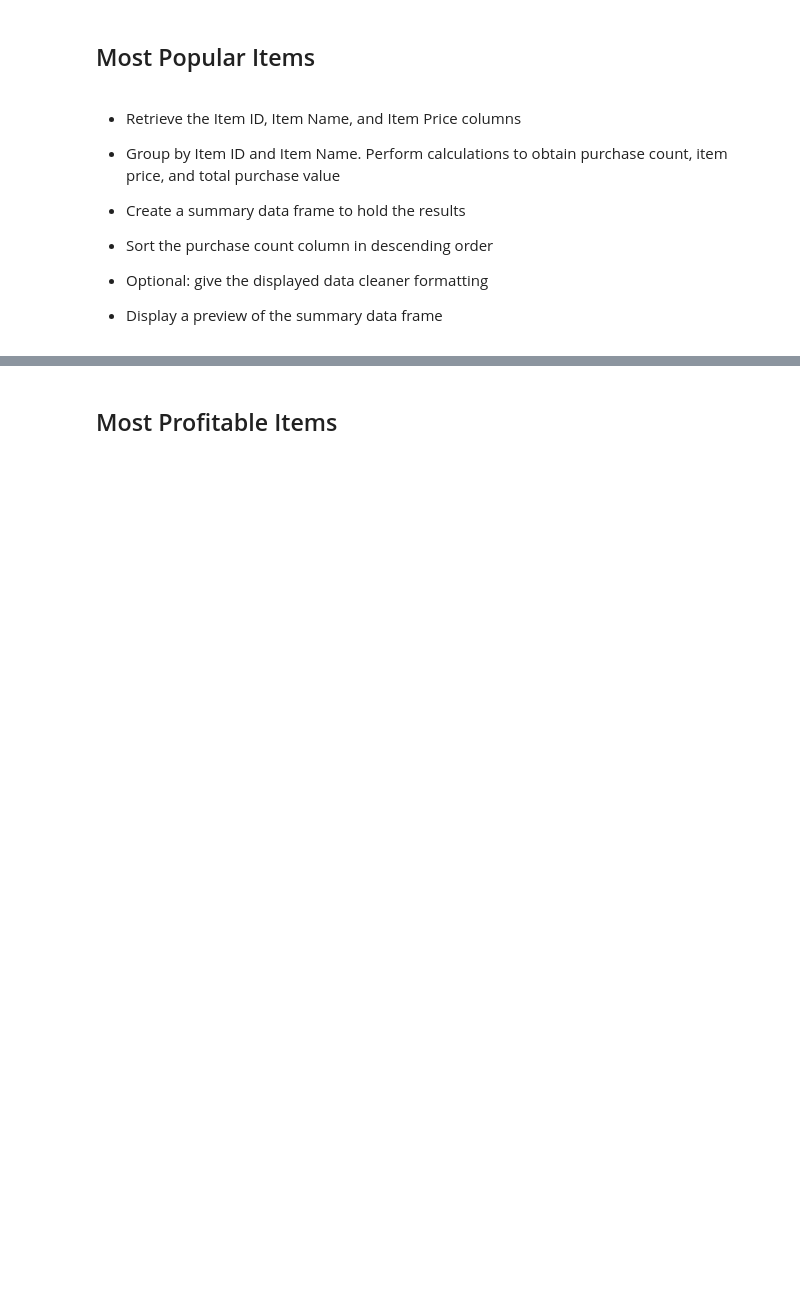
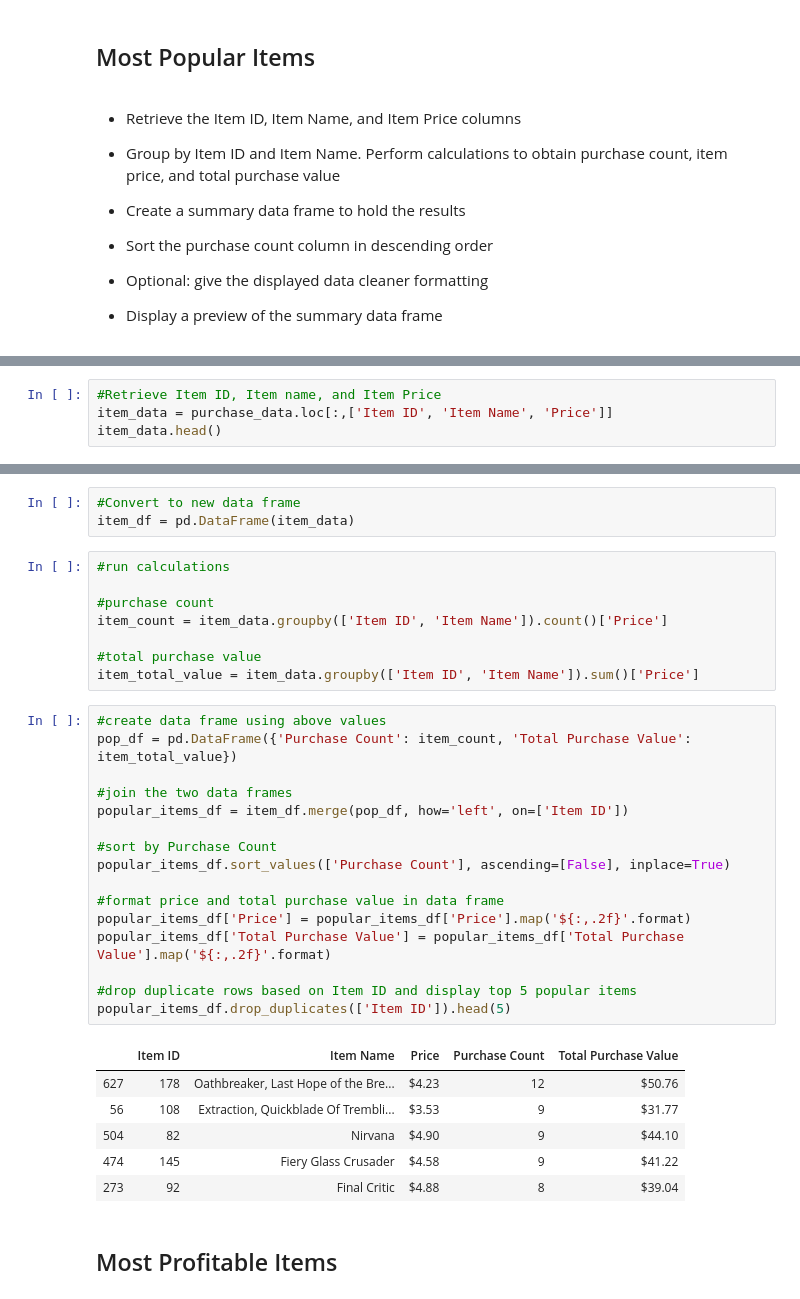
Before and after one commit to alexsolano36/Pandas-Challenge, a Jupyter notebook: HeroesOfPymoli/Heroes of Pymoli Analysis.ipynb, the cells around one changed output, grey strips where cells are left out. Drawn from its saved outputs; the diff is of its cells as text; blank space fills up the shorter version.

```diff
--- a/HeroesOfPymoli/Heroes of Pymoli Analysis.ipynb
+++ b/HeroesOfPymoli/Heroes of Pymoli Analysis.ipynb
@@ -248,0 +314,4 @@ purchasing_analysis_gender
+# %%
+#Retrieve Item ID, Item name, and Item Price
+item_data = purchase_data.loc[:,['Item ID', 'Item Name', 'Price']]
+item_data.head()
@@ -249,3 +325,37 @@ purchasing_analysis_gender
+# %%
+#Convert to new data frame
+item_df = pd.DataFrame(item_data)
+# %%
+#run calculations
+
+#purchase count
+item_count = item_data.groupby(['Item ID', 'Item Name']).count()['Price']
+
+#total purchase value
+item_total_value = item_data.groupby(['Item ID', 'Item Name']).sum()['Price']
+# %%
+#create data frame using above values
+pop_df = pd.DataFrame({'Purchase Count': item_count, 'Total Purchase Value': item_total_value})
+
+#join the two data frames
+popular_items_df = item_df.merge(pop_df, how='left', on=['Item ID'])
+
+#sort by Purchase Count
+popular_items_df.sort_values(['Purchase Count'], ascending=[False], inplace=True)
+
+#format price and total purchase value in data frame
+popular_items_df['Price'] = popular_items_df['Price'].map('${:,.2f}'.format)
+popular_items_df['Total Purchase Value'] = popular_items_df['Total Purchase Value'].map('${:,.2f}'.format)
+
+#drop duplicate rows based on Item ID and display top 5 popular items
+popular_items_df.drop_duplicates(['Item ID']).head(5)
+# %% [output]
+|  | Item ID | Item Name | Price | Purchase Count | Total Purchase Value |
+| 627 | 178 | Oathbreaker, Last Hope of the Bre... | $4.23 | 12 | $50.76 |
+| 56 | 108 | Extraction, Quickblade Of Trembli... | $3.53 | 9 | $31.77 |
+| 504 | 82 | Nirvana | $4.90 | 9 | $44.10 |
+| 474 | 145 | Fiery Glass Crusader | $4.58 | 9 | $41.22 |
+| 273 | 92 | Final Critic | $4.88 | 8 | $39.04 |
 # %% [markdown]
 ## Most Profitable Items
 # %% [markdown]
```
Also changed, not shown: parts of 16 cells of this notebook, 2 other files.
